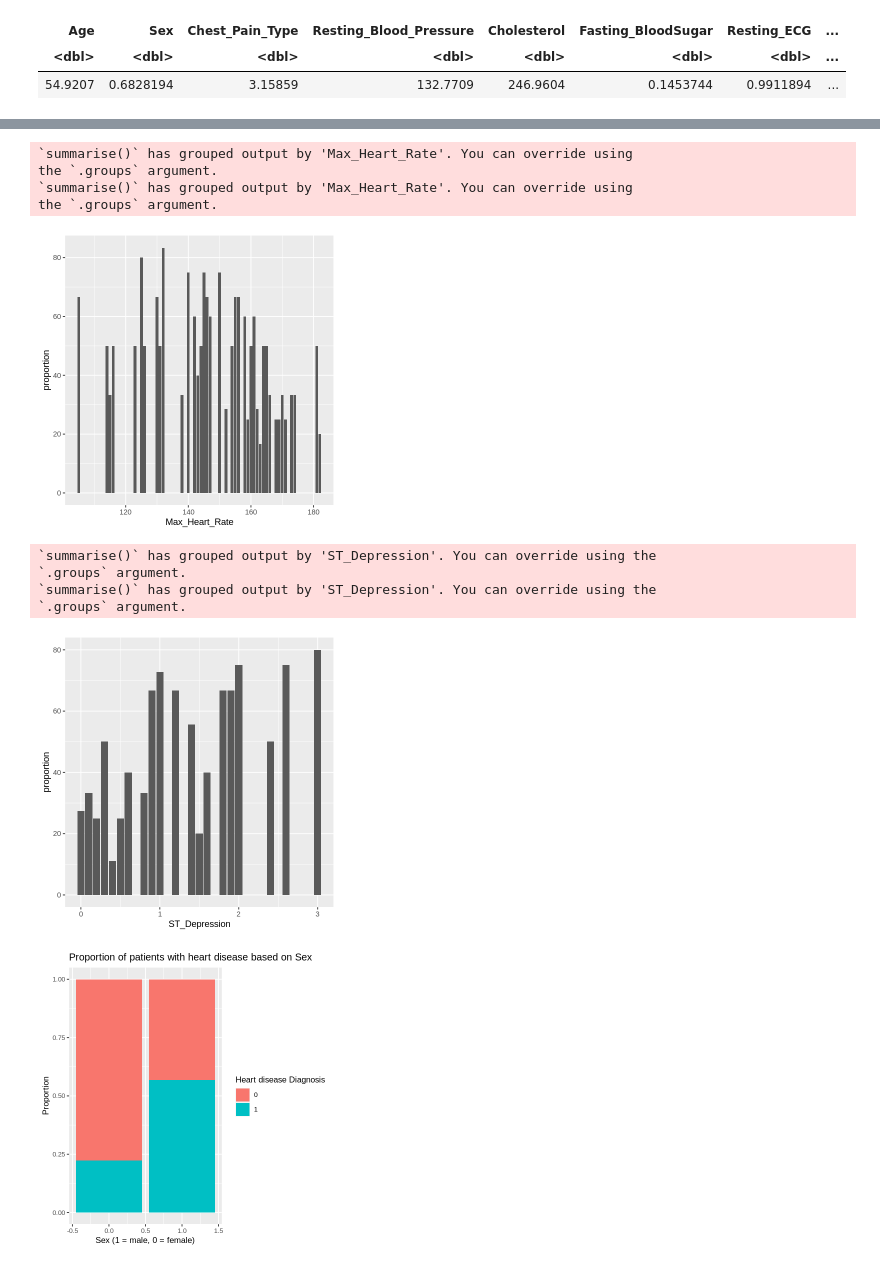
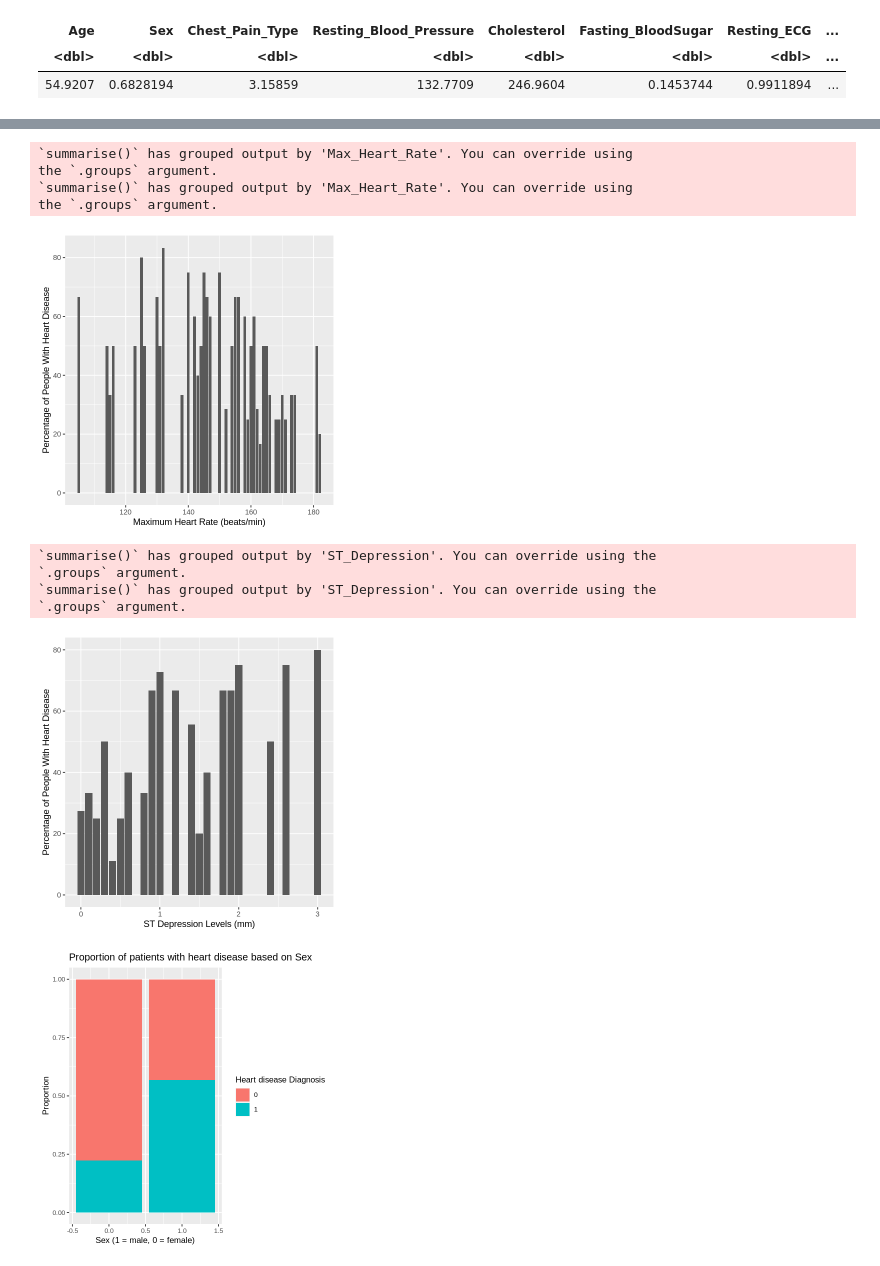
Before and after one commit to devr07/Project-DSCI100, a Jupyter notebook: projectpropsal.ipynb, the cells around one changed output, grey strips where cells are left out. Cells and saved outputs as stored; diff of their text form; code cells hidden in the pictures.

```diff
--- a/projectpropsal.ipynb
+++ b/projectpropsal.ipynb
@@ -173,29 +176,30 @@ heart_chol_plot
 # %%
 heart_hr_table0 <- training_data |>
                filter(Heart_Disease_Diagnosis == 0) |>
                group_by(Max_Heart_Rate, Heart_Disease_Diagnosis) |>
                summarize(count = n())
 
 heart_hr_table1 <- training_data |>
                filter(Heart_Disease_Diagnosis == 1)|>
                group_by(Max_Heart_Rate, Heart_Disease_Diagnosis) |>
                summarize(count = n())
 
 heart_hr_table <- merge(heart_hr_table0, heart_hr_table1, by="Max_Heart_Rate") |>
                      rename("HeartPositive" = count.y, "HeartNegative" = count.x) |>
                      select(-Heart_Disease_Diagnosis.x, -Heart_Disease_Diagnosis.y) |>
                      mutate(proportion = (HeartPositive/(HeartNegative+HeartPositive))*100)
 #heart_count_table
 
 heart_hr_plot <- ggplot(heart_hr_table, aes(x = Max_Heart_Rate, y = proportion)) +
-                 geom_bar(stat = "identity")
+                 geom_bar(stat = "identity") +
+                 labs(x = "Maximum Heart Rate (beats/min)", y = "Percentage of People With Heart Disease")
 heart_hr_plot
 # %% [output]
 `summarise()` has grouped output by 'Max_Heart_Rate'. You can override using
 the `.groups` argument.
 `summarise()` has grouped output by 'Max_Heart_Rate'. You can override using
 the `.groups` argument.
-[figure, old version]
+[figure, new version]
 # %%
 heart_st_table0 <- training_data |>
                filter(Heart_Disease_Diagnosis == 0) |>
@@ -214,14 +218,15 @@ heart_st_table <- merge(heart_st_table0, heart_st_table1, by="ST_Depression") |>
 #heart_count_table
 
 heart_st_plot <- ggplot(heart_st_table, aes(x = ST_Depression, y = proportion)) +
-                 geom_bar(stat = "identity")
+                 geom_bar(stat = "identity") +
+                 labs(x = "ST Depression Levels (mm)", y = "Percentage of People With Heart Disease")
 heart_st_plot
 # %% [output]
 `summarise()` has grouped output by 'ST_Depression'. You can override using the
 `.groups` argument.
 `summarise()` has grouped output by 'ST_Depression'. You can override using the
 `.groups` argument.
-[figure, old version]
+[figure, new version]
 # %%
 options(repr.plot.width = 5, repr.plot.height = 5)
 
```
Also changed, not shown: parts of 3 cells of this notebook.
